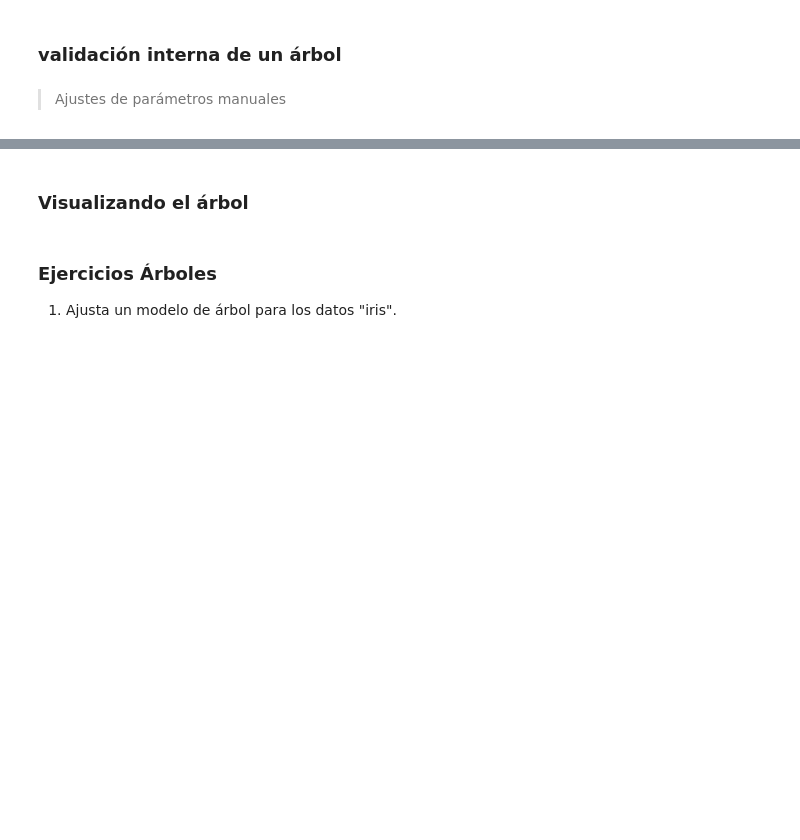
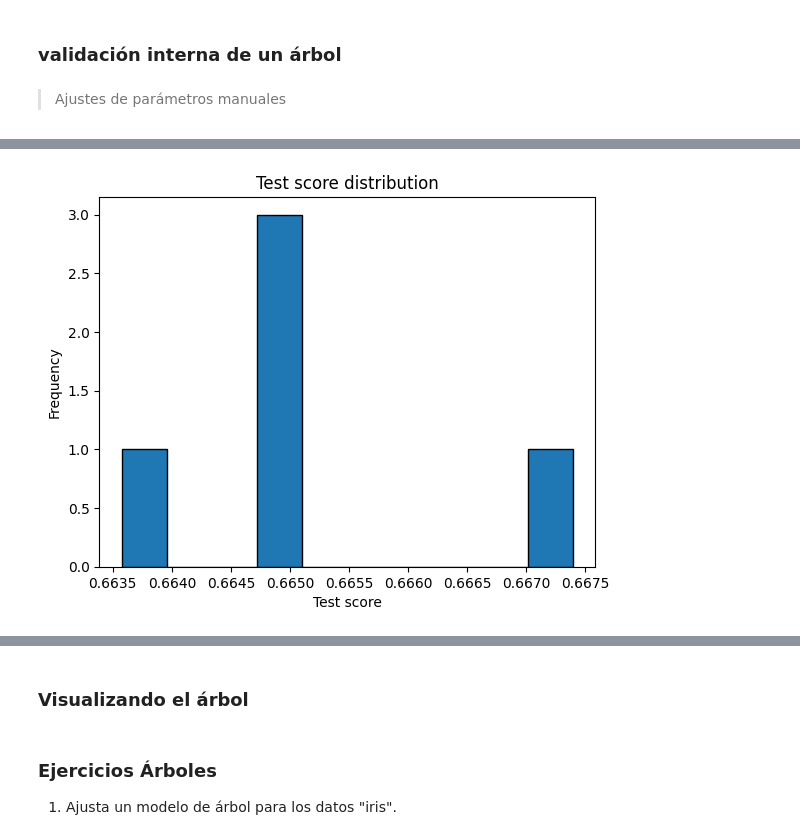
Before and after one commit to ricardoahumada/-Pythor_for_Data_Science, a Jupyter notebook: cap3/3.1.Intro-Classification-Completo.ipynb, the cells around one changed output, grey strips where cells are left out. Drawn from its saved outputs; the diff is of its cells as text; code cells hidden in the pictures; blank space fills up the shorter version.

```diff
--- a/cap3/3.1.Intro-Classification-Completo.ipynb
+++ b/cap3/3.1.Intro-Classification-Completo.ipynb
@@ -182,0 +245,9 @@ np.mean(predictions == y_test)
+# %%
+from sklearn.model_selection import cross_validate
+from sklearn.model_selection import ShuffleSplit
+
+clf = tree.DecisionTreeClassifier(min_samples_split=0.1)
+
+cv = ShuffleSplit(n_splits=5, test_size=0.3, random_state=0)
+cv_results = cross_validate(clf, cols, newdf["ArrDelay"], cv=cv, scoring="accuracy",return_train_score=True)
+cv_results
@@ -182,0 +259,5 @@ np.mean(predictions == y_test)
+# %%
+import pandas as pd
+
+cv_results = pd.DataFrame(cv_results)
+cv_results.head()
@@ -182,0 +271,8 @@ np.mean(predictions == y_test)
+# %%
+import matplotlib.pyplot as plt
+
+cv_results["test_score"].plot.hist(bins=10, edgecolor="black")
+plt.xlabel("Test score")
+_ = plt.title("Test score distribution")
+# %% [output]
+[figure, added]
```
Also changed, not shown: parts of 12 cells of this notebook, 2 other files.
